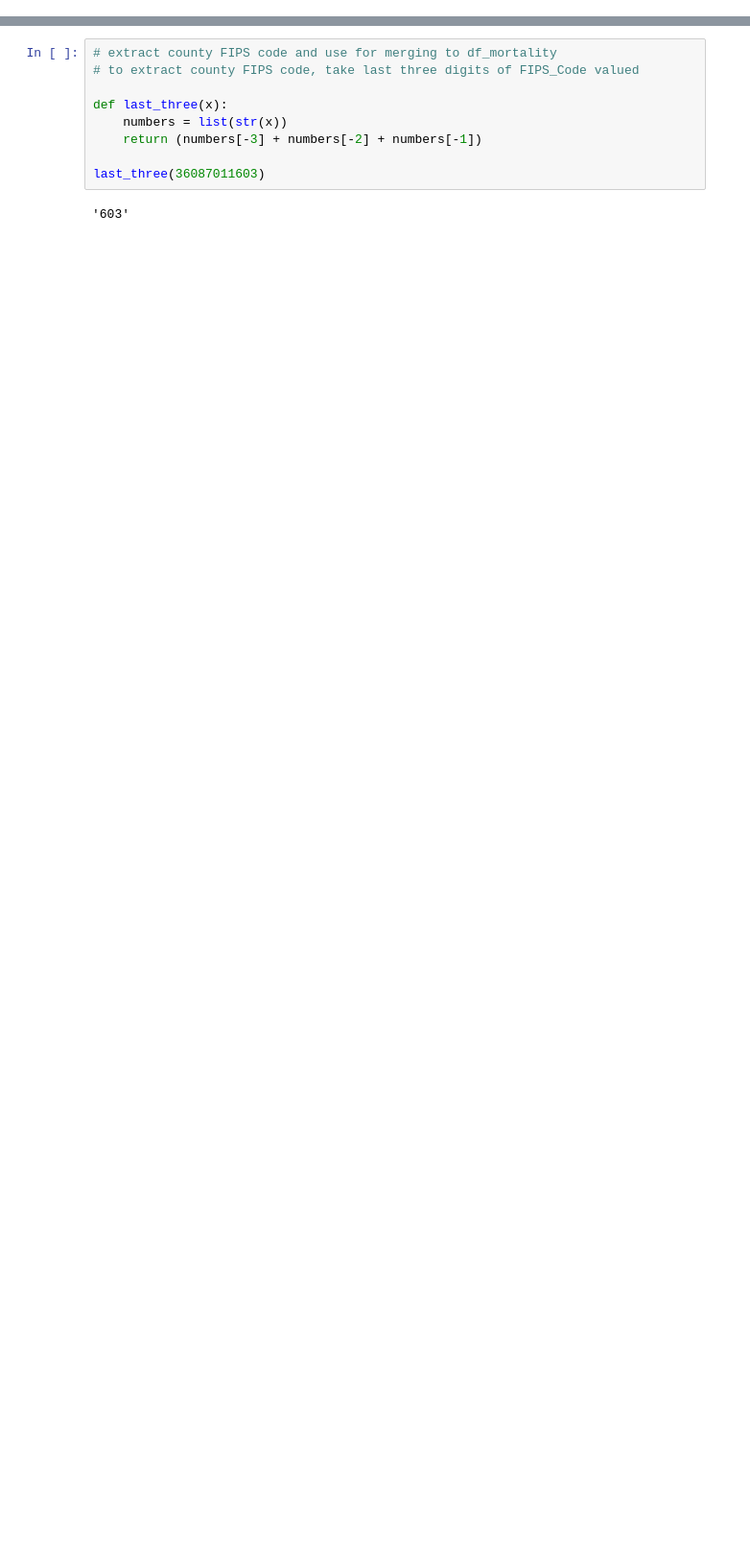
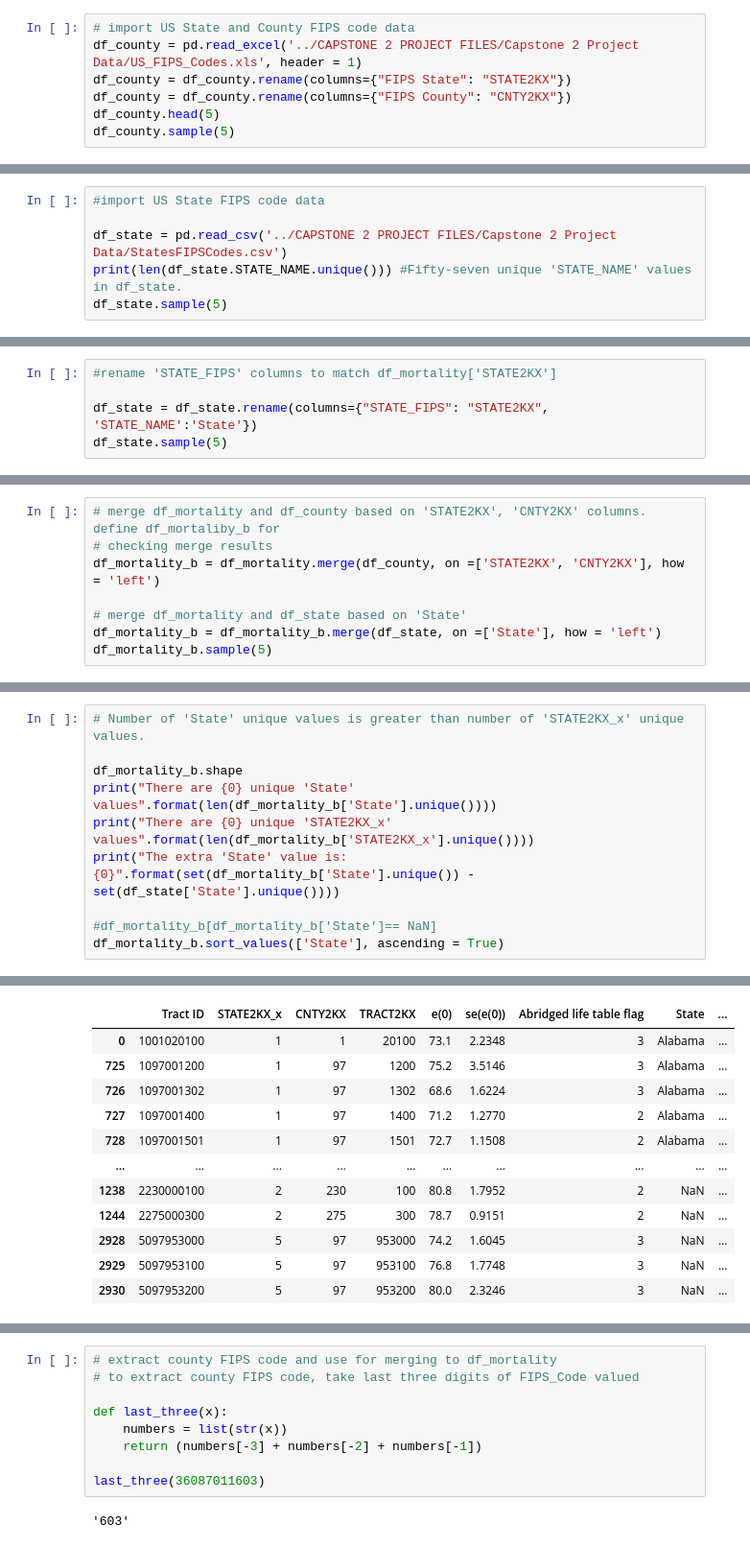
Before and after one commit to ChartreuseJoJo/Springboard2021, a Jupyter notebook: Capstone 2 Project Ed Gatdula.ipynb, the cells around one changed output, grey strips where cells are left out. Shown at 96% size. Cells and saved outputs as stored; diff of their text form; blank space fills up the shorter version.

```diff
--- a/Capstone 2 Project Ed Gatdula.ipynb
+++ b/Capstone 2 Project Ed Gatdula.ipynb
@@ -240,0 +155,7 @@ df_emp_edu_pov
+# %%
+# import US State and County FIPS code data
+df_county = pd.read_excel('../CAPSTONE 2 PROJECT FILES/Capstone 2 Project Data/US_FIPS_Codes.xls', header = 1)
+df_county = df_county.rename(columns={"FIPS State": "STATE2KX"})
+df_county = df_county.rename(columns={"FIPS County": "CNTY2KX"})
+df_county.head(5)
+df_county.sample(5)
@@ -240,0 +186,6 @@ df_emp_edu_pov
+# %%
+#import US State FIPS code data
+
+df_state = pd.read_csv('../CAPSTONE 2 PROJECT FILES/Capstone 2 Project Data/StatesFIPSCodes.csv')
+print(len(df_state.STATE_NAME.unique())) #Fifty-seven unique 'STATE_NAME' values in df_state.
+df_state.sample(5)
@@ -240,0 +218,5 @@ df_emp_edu_pov
+# %%
+#rename 'STATE_FIPS' columns to match df_mortality['STATE2KX']
+
+df_state = df_state.rename(columns={"STATE_FIPS": "STATE2KX", 'STATE_NAME':'State'})
+df_state.sample(5)
@@ -240,0 +235,8 @@ df_emp_edu_pov
+# %%
+# merge df_mortality and df_county based on 'STATE2KX', 'CNTY2KX' columns. define df_mortaliby_b for
+# checking merge results
+df_mortality_b = df_mortality.merge(df_county, on =['STATE2KX', 'CNTY2KX'], how = 'left')
+
+# merge df_mortality and df_state based on 'State'
+df_mortality_b = df_mortality_b.merge(df_state, on =['State'], how = 'left')
+df_mortality_b.sample(5)
@@ -240,0 +250,11 @@ df_emp_edu_pov
+# %%
+# Number of 'State' unique values is greater than number of 'STATE2KX_x' unique values.
+
+df_mortality_b.shape
+print("There are {0} unique 'State' values".format(len(df_mortality_b['State'].unique())))
+print("There are {0} unique 'STATE2KX_x' values".format(len(df_mortality_b['STATE2KX_x'].unique())))
+print("The extra 'State' value is:{0}".format(set(df_mortality_b['State'].unique()) - set(df_state['State'].unique())))
+
+#df_mortality_b[df_mortality_b['State']== NaN]
+df_mortality_b.sort_values(['State'], ascending = True)
+# %% [output]
@@ -240,0 +264,12 @@ df_emp_edu_pov
+|  | Tract ID | STATE2KX_x | CNTY2KX | TRACT2KX | e(0) | se(e(0)) | Abridged life table flag | State | ... |
+| 0 | 1001020100 | 1 | 1 | 20100 | 73.1 | 2.2348 | 3 | Alabama | ... |
+| 725 | 1097001200 | 1 | 97 | 1200 | 75.2 | 3.5146 | 3 | Alabama | ... |
+| 726 | 1097001302 | 1 | 97 | 1302 | 68.6 | 1.6224 | 3 | Alabama | ... |
+| 727 | 1097001400 | 1 | 97 | 1400 | 71.2 | 1.2770 | 2 | Alabama | ... |
+| 728 | 1097001501 | 1 | 97 | 1501 | 72.7 | 1.1508 | 2 | Alabama | ... |
+| ... | ... | ... | ... | ... | ... | ... | ... | ... | ... |
+| 1238 | 2230000100 | 2 | 230 | 100 | 80.8 | 1.7952 | 2 | NaN | ... |
+| 1244 | 2275000300 | 2 | 275 | 300 | 78.7 | 0.9151 | 2 | NaN | ... |
+| 2928 | 5097953000 | 5 | 97 | 953000 | 74.2 | 1.6045 | 3 | NaN | ... |
+| 2929 | 5097953100 | 5 | 97 | 953100 | 76.8 | 1.7748 | 3 | NaN | ... |
+| 2930 | 5097953200 | 5 | 97 | 953200 | 80.0 | 2.3246 | 3 | NaN | ... |
```
Also changed, not shown: parts of 71 cells of this notebook, 7 other files.
